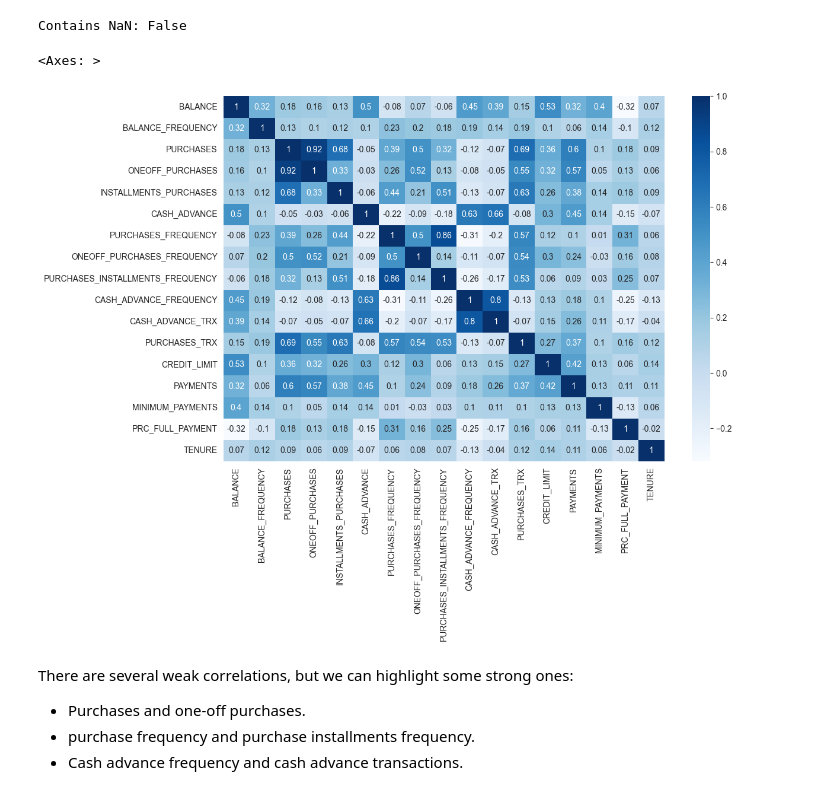
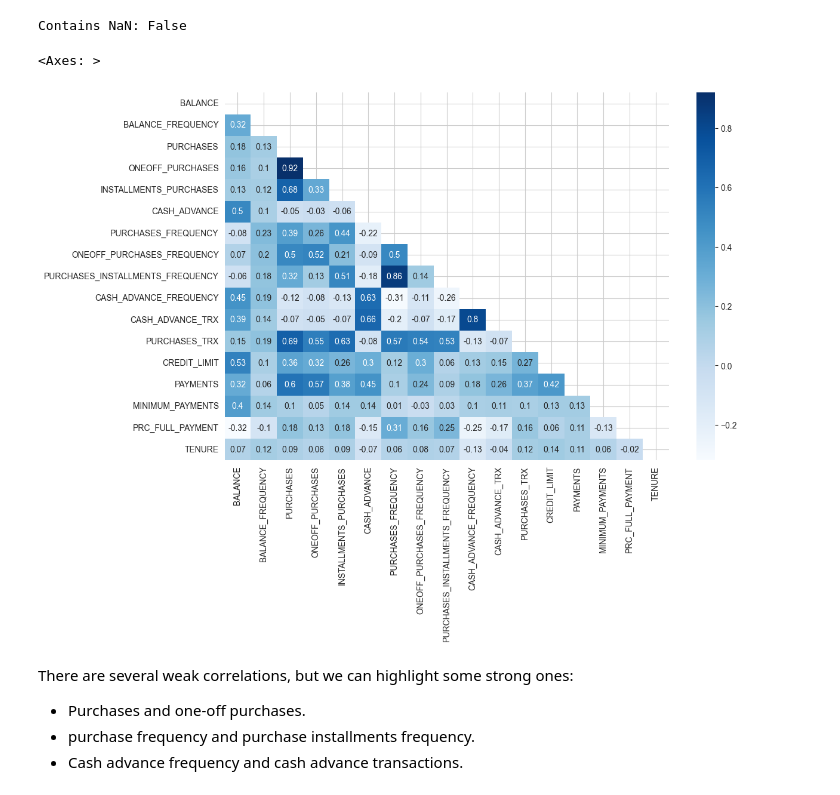
Before and after one commit to saxena-p/Credit-Card-Clustering, a Jupyter notebook: CC-Clustering.ipynb, the cells around one changed output. Saved outputs shown, nothing was run; the diff lists cells and outputs as text; code cells hidden in the pictures.

```diff
--- a/CC-Clustering.ipynb
+++ b/CC-Clustering.ipynb
@@ -89,13 +91,13 @@ print("Contains NaN:", has_nan)
 # %% [output]
 Contains NaN: False
 # %%
-df = df.drop('CUST_ID', axis = 1)
+
 plt.figure(figsize= [12,8])
-sns.heatmap( round (df.corr() , 2), cmap= 'Blues', annot=True )
+sns.heatmap( round (df.corr() , 2), cmap= 'Blues', annot=True, mask = np.triu(df.corr()) )
 # plt.tight_layout()
 # %% [output]
 <Axes: >
-[figure, old version]
+[figure, new version]
 # %% [markdown]
 There are several weak correlations, but we can highlight some strong ones:
 - Purchases and one-off purchases.
```
Also changed, not shown: parts of 6 cells of this notebook.
